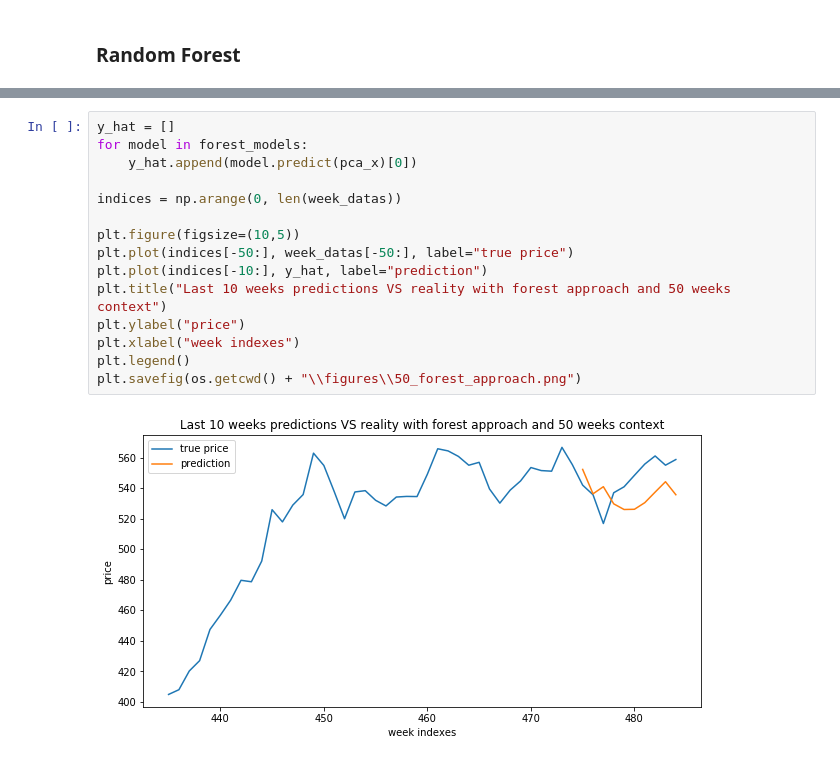
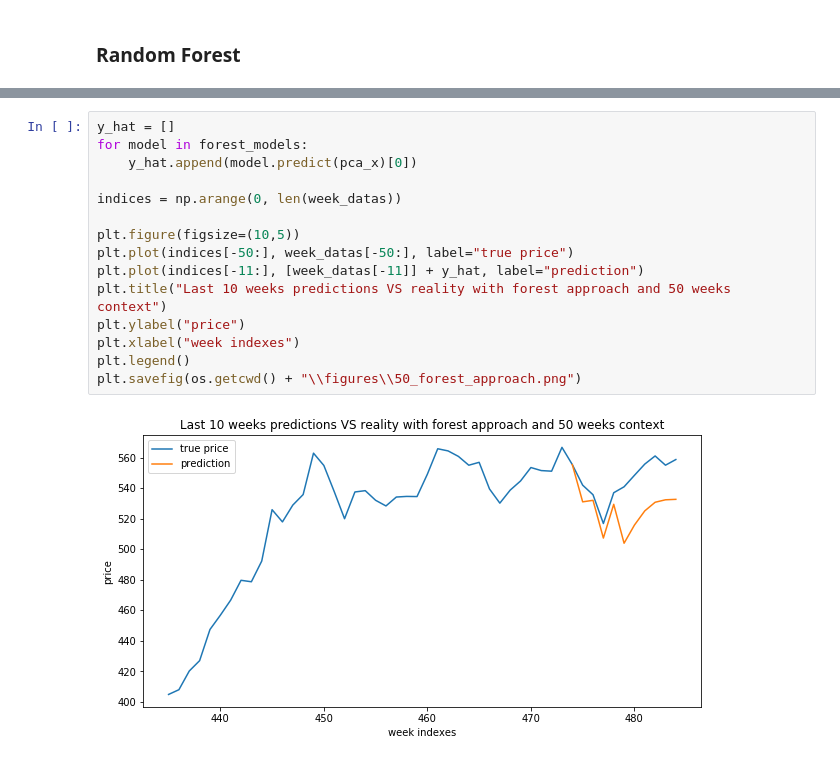
Before and after one commit to LouisTilloy/deepvu_project, a Jupyter notebook: classical_ML_approach.ipynb, the cells around one changed output, grey strips where cells are left out. Saved outputs shown, nothing was run; the diff lists cells and outputs as text.

```diff
--- a/classical_ML_approach.ipynb
+++ b/classical_ML_approach.ipynb
@@ -285,17 +285,17 @@ plt.savefig(os.getcwd() + "\\figures\\forest_approach.png")
 # %%
 y_hat = []
 for model in forest_models:
     y_hat.append(model.predict(pca_x)[0])
 
 indices = np.arange(0, len(week_datas))
 
 plt.figure(figsize=(10,5))
 plt.plot(indices[-50:], week_datas[-50:], label="true price")
-plt.plot(indices[-10:], y_hat, label="prediction")
+plt.plot(indices[-11:], [week_datas[-11]] + y_hat, label="prediction")
 plt.title("Last 10 weeks predictions VS reality with forest approach and 50 weeks context")
 plt.ylabel("price")
 plt.xlabel("week indexes")
 plt.legend()
 plt.savefig(os.getcwd() + "\\figures\\50_forest_approach.png")
 # %% [output]
-[figure, old version]
+[figure, new version]
```
Also changed, not shown: parts of 5 cells of this notebook, 7 other files.
